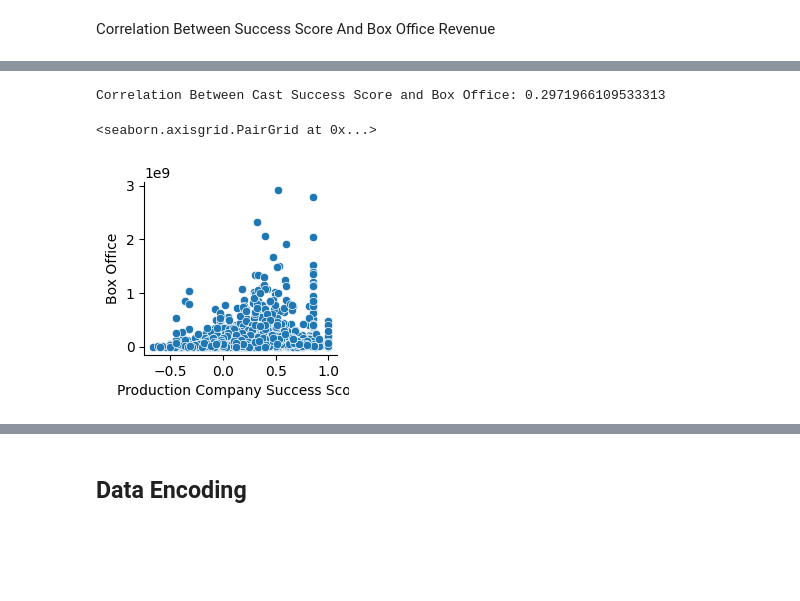
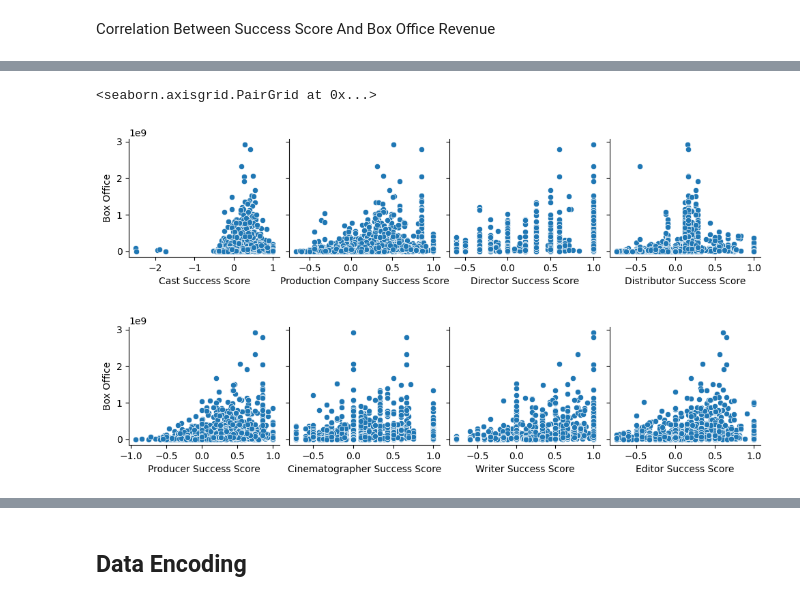
Before and after one commit to tasinms/Movie-Box-Office-Prediction, a Jupyter notebook: DataAnalysis.ipynb, the cells around one changed output, grey strips where cells are left out. Drawn from its saved outputs; the diff is of its cells as text; code cells hidden in the pictures; blank space fills up the shorter version.

```diff
--- a/DataAnalysis.ipynb
+++ b/DataAnalysis.ipynb
@@ -741,9 +774,7 @@ Correlation Between Cast Success Score and Box Office: 0.1895157883865247
 # %%
-corrCastBox = movies['Production Company Success Score'].corr(movies['Box Office'])
-print("Correlation Between Cast Success Score and Box Office:", corrCastBox)
-
-sb.pairplot(movies, y_vars=['Box Office'], x_vars= 'Production Company Success Score')
+sb.pairplot(movies, y_vars=['Box Office'], x_vars=['Cast Success Score', 'Production Company Success Score', 'Director Success Score', 'Distributor Success Score'])
+sb.pairplot(movies, y_vars=['Box Office'], x_vars=['Producer Success Score', 'Cinematographer Success Score', 'Writer Success Score', 'Editor Success Score'])
 # %% [output]
-Correlation Between Cast Success Score and Box Office: 0.2971966109533313
+<seaborn.axisgrid.PairGrid at 0x...>
-<seaborn.axisgrid.PairGrid at 0x...>
-[figure, old version]
+[figure, new version]
+[figure, added]
```
Also changed, not shown: parts of 7 cells of this notebook, 13 other files.
